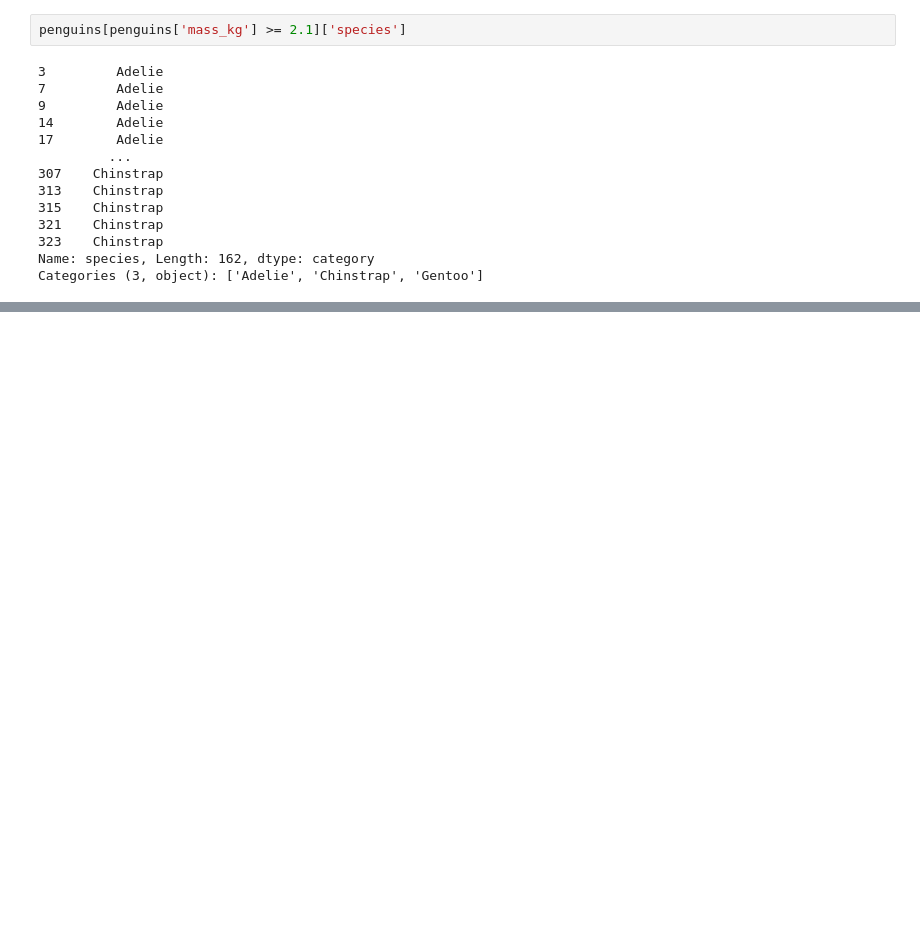
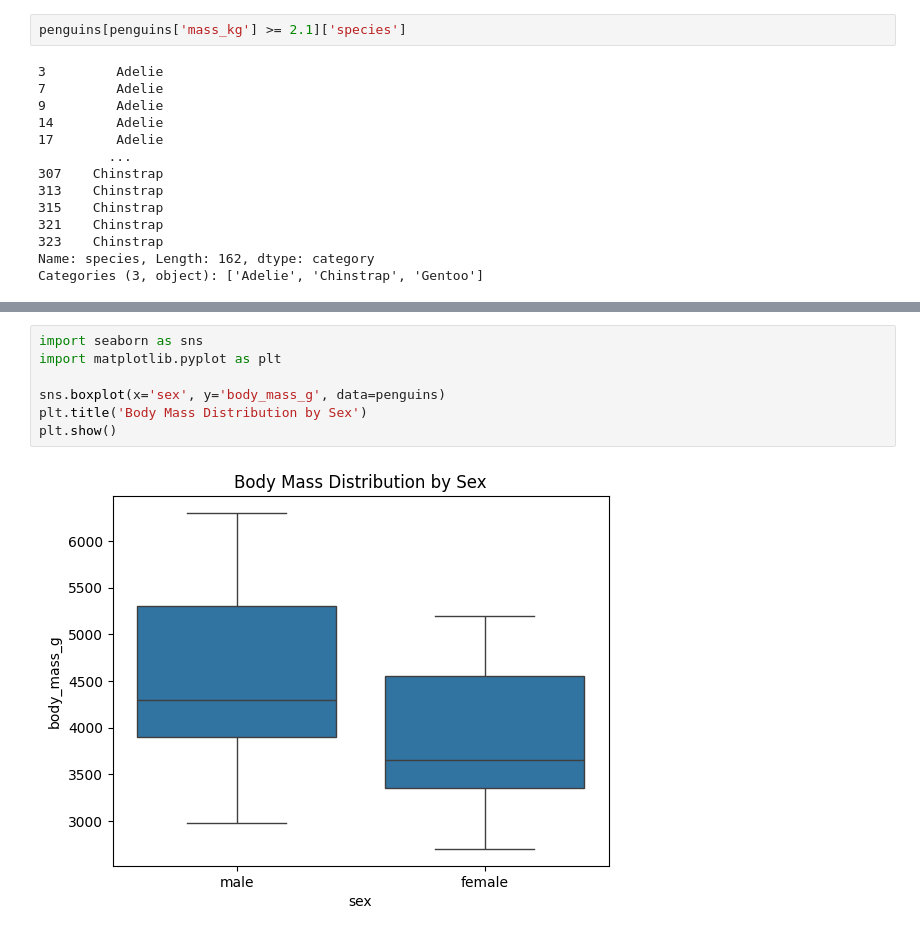
Before and after one commit to elaizaflim/ITELEC303_LIIM_penguins, a Jupyter notebook: activity 1.ipynb, the cells around one changed output, grey strips where cells are left out. Drawn from its saved outputs; the diff is of its cells as text; blank space fills up the shorter version.

Commit message:
Add files via upload
data analysis, numberical data

```diff
--- a/activity 1.ipynb
+++ b/activity 1.ipynb
@@ -544,0 +855,9 @@ Categories (3, object): ['Adelie', 'Chinstrap', 'Gentoo']
+# %%
+import seaborn as sns
+import matplotlib.pyplot as plt
+
+sns.boxplot(x='sex', y='body_mass_g', data=penguins)
+plt.title('Body Mass Distribution by Sex')
+plt.show()
+# %% [output]
+[figure, added]
```
Also changed, not shown: parts of 38 cells of this notebook.
